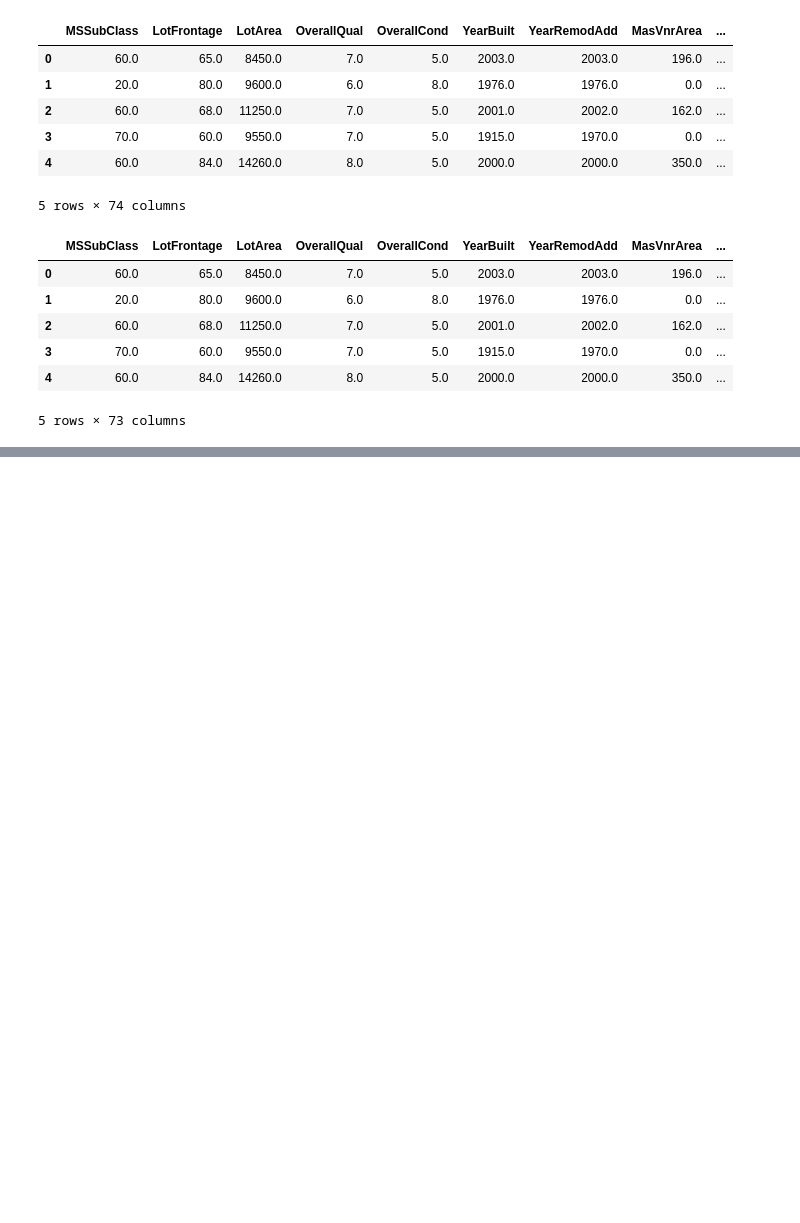
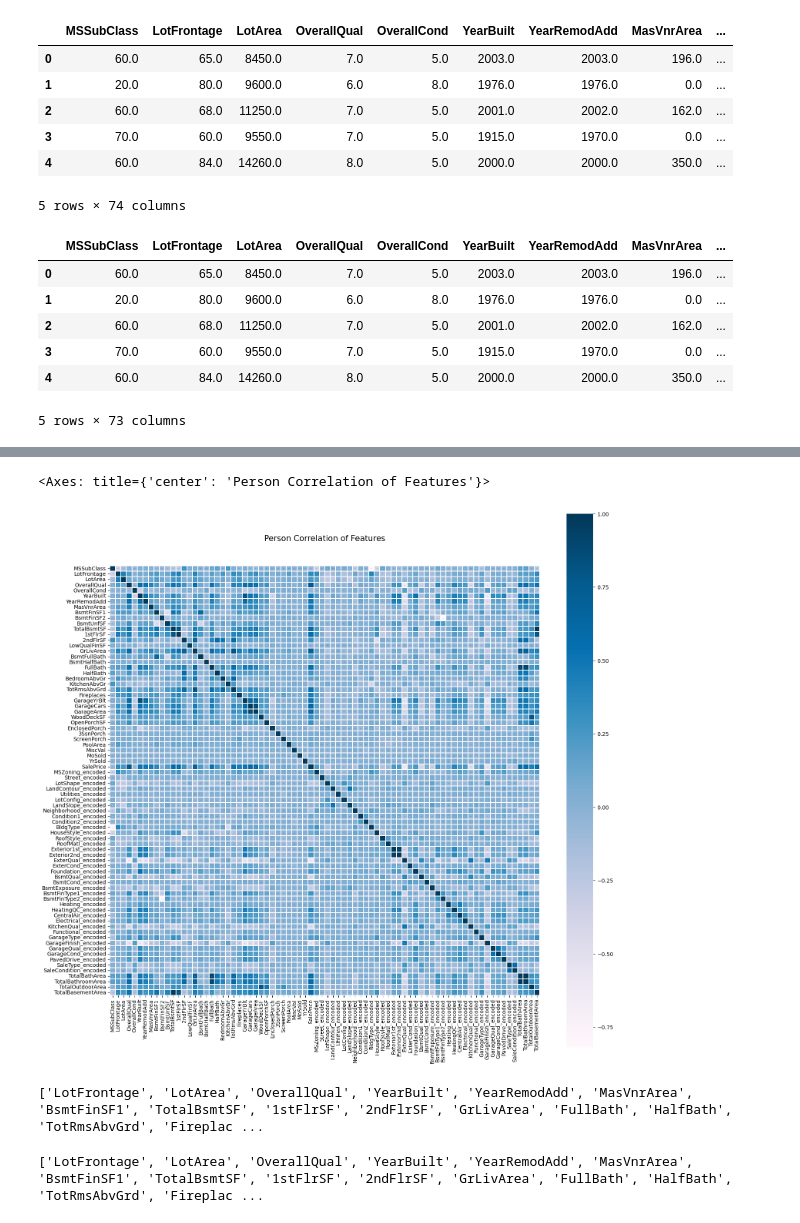
Before and after one commit to AronTech1/PRODIGY_ML_01, a Jupyter notebook: TASK1.ipynb, the cells around one changed output, grey strips where cells are left out. Saved outputs shown, nothing was run; the diff lists cells and outputs as text; code cells hidden in the pictures; blank space fills up the shorter version.

```diff
--- a/TASK1.ipynb
+++ b/TASK1.ipynb
@@ -145,0 +290,31 @@ per_test_df.head()
+# %%
+colormap = plt.cm.PuBu
+plt.figure(figsize=(18, 18))
+plt.title("Person Correlation of Features", y = 1.05, size = 15)
+sns.heatmap(filled_train_df.astype(float).corr(), linewidths = 0.1, vmax = 1.0,
+           square = True, cmap = colormap, linecolor = "white", annot = True, annot_kws = {"size" : 0})
+# %% [output]
+<Axes: title={'center': 'Person Correlation of Features'}>
+[figure, added]
+# %%
+corr = per_df.corr(method ="pearson")
+sp_corr = corr.iloc[corr.index.tolist().index("SalePrice")].values.tolist()
+left_col = []
+for i in range(len(sp_corr)):
+    if type(sp_corr[i]) == float:
+        if sp_corr[i] >= 0.25:
+            left_col.append(corr.index[i])
+print(left_col,end = " ")
+# %% [output]
+['LotFrontage', 'LotArea', 'OverallQual', 'YearBuilt', 'YearRemodAdd', 'MasVnrArea', 'BsmtFinSF1', 'TotalBsmtSF', '1stFlrSF', '2ndFlrSF', 'GrLivArea', 'FullBath', 'HalfBath', 'TotRmsAbvGrd', 'Fireplac ...
+# %%
+corr = per_df.corr(method ="pearson")
+sp_corr = corr.iloc[corr.index.tolist().index("SalePrice")].values.tolist()
+left_col = []
+for i in range(len(sp_corr)):
+    if type(sp_corr[i]) == float:
+        if sp_corr[i] >= 0.25:
+            left_col.append(corr.index[i])
+print(left_col,end = " ")
+# %% [output]
+['LotFrontage', 'LotArea', 'OverallQual', 'YearBuilt', 'YearRemodAdd', 'MasVnrArea', 'BsmtFinSF1', 'TotalBsmtSF', '1stFlrSF', '2ndFlrSF', 'GrLivArea', 'FullBath', 'HalfBath', 'TotRmsAbvGrd', 'Fireplac ...
```
Also changed, not shown: parts of 33 cells of this notebook.
